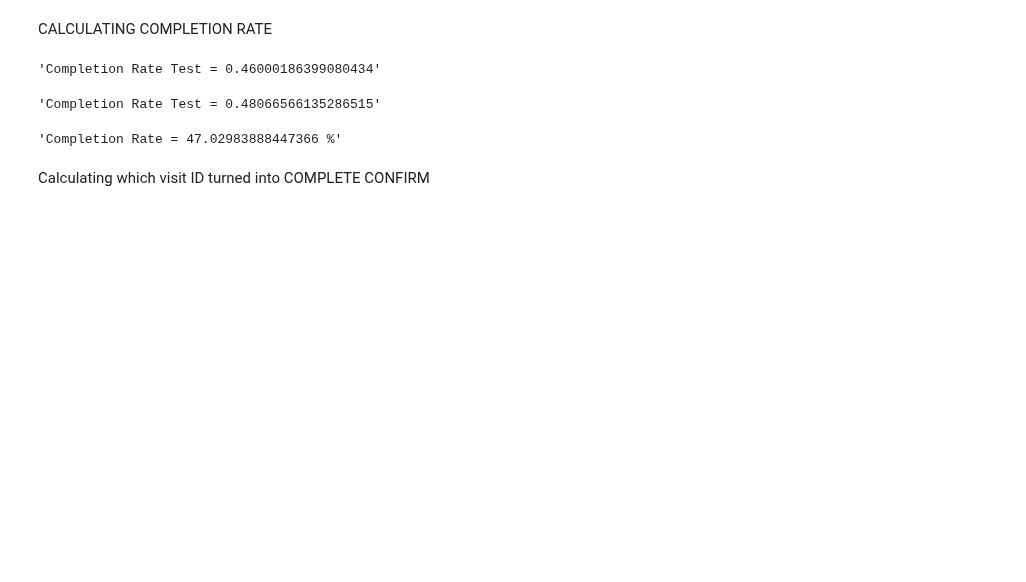
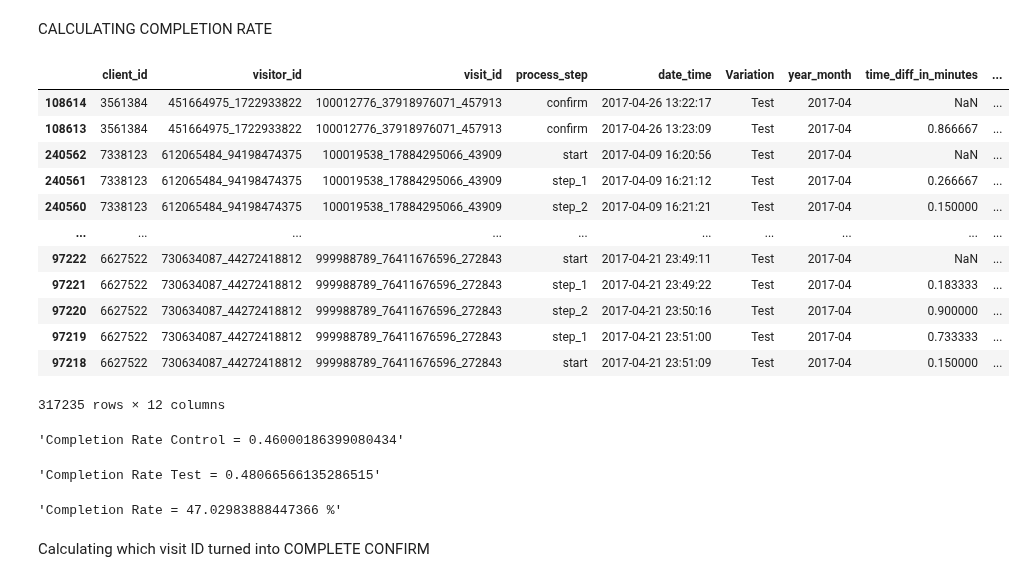
Before and after one commit to BigKawa/LinhSandraNeu, a Jupyter notebook: Datasets.ipynb, the cells around one changed output. Saved outputs shown, nothing was run; the diff lists cells and outputs as text; code cells hidden in the pictures; blank space fills up the shorter version.

```diff
--- a/Datasets.ipynb
+++ b/Datasets.ipynb
@@ -153,12 +157,28 @@ df_concat_joined_sorted['time_diff_in_minutes'] = df_concat_joined_sorted.groupb
 # %% [markdown]
 CALCULATING
 COMPLETION RATE
+# %%
+df_concat_joined_sorted
+# %% [output]
+|  | client_id | visitor_id | visit_id | process_step | date_time | Variation | year_month | time_diff_in_minutes | ... |
+| 108614 | 3561384 | 451664975_1722933822 | 100012776_37918976071_457913 | confirm | 2017-04-26 13:22:17 | Test | 2017-04 | NaN | ... |
+| 108613 | 3561384 | 451664975_1722933822 | 100012776_37918976071_457913 | confirm | 2017-04-26 13:23:09 | Test | 2017-04 | 0.866667 | ... |
+| 240562 | 7338123 | 612065484_94198474375 | 100019538_17884295066_43909 | start | 2017-04-09 16:20:56 | Test | 2017-04 | NaN | ... |
+| 240561 | 7338123 | 612065484_94198474375 | 100019538_17884295066_43909 | step_1 | 2017-04-09 16:21:12 | Test | 2017-04 | 0.266667 | ... |
+| 240560 | 7338123 | 612065484_94198474375 | 100019538_17884295066_43909 | step_2 | 2017-04-09 16:21:21 | Test | 2017-04 | 0.150000 | ... |
+| ... | ... | ... | ... | ... | ... | ... | ... | ... | ... |
+| 97222 | 6627522 | 730634087_44272418812 | 999988789_76411676596_272843 | start | 2017-04-21 23:49:11 | Test | 2017-04 | NaN | ... |
+| 97221 | 6627522 | 730634087_44272418812 | 999988789_76411676596_272843 | step_1 | 2017-04-21 23:49:22 | Test | 2017-04 | 0.183333 | ... |
+| 97220 | 6627522 | 730634087_44272418812 | 999988789_76411676596_272843 | step_2 | 2017-04-21 23:50:16 | Test | 2017-04 | 0.900000 | ... |
+| 97219 | 6627522 | 730634087_44272418812 | 999988789_76411676596_272843 | step_1 | 2017-04-21 23:51:00 | Test | 2017-04 | 0.733333 | ... |
+| 97218 | 6627522 | 730634087_44272418812 | 999988789_76411676596_272843 | start | 2017-04-21 23:51:09 | Test | 2017-04 | 0.150000 | ... |
+317235 rows × 12 columns
 # %%
 completion_rate_control = df_concat_joined_sorted[(df_concat_joined_sorted["finished"] == "yes") & (df_concat_joined_sorted["Variation"] == "Control")]["visit_id"].nunique()/df_concat_joined_sorted[df_concat_joined_sorted["Variation"]=="Control"]["visit_id"].nunique()
 
-F"Completion Rate Test = {completion_rate_control}"
+F"Completion Rate Control = {completion_rate_control}"
 # %% [output]
-'Completion Rate Test = 0.46000186399080434'
+'Completion Rate Control = 0.46000186399080434'
 # %%
 completion_rate_test = df_concat_joined_sorted[(df_concat_joined_sorted["finished"] == "yes") & (df_concat_joined_sorted["Variation"] == "Test")]["visit_id"].nunique()/df_concat_joined_sorted[df_concat_joined_sorted["Variation"]=="Test"]["visit_id"].nunique()
 
```
Also changed, not shown: parts of 27 cells of this notebook, 4 other files.
